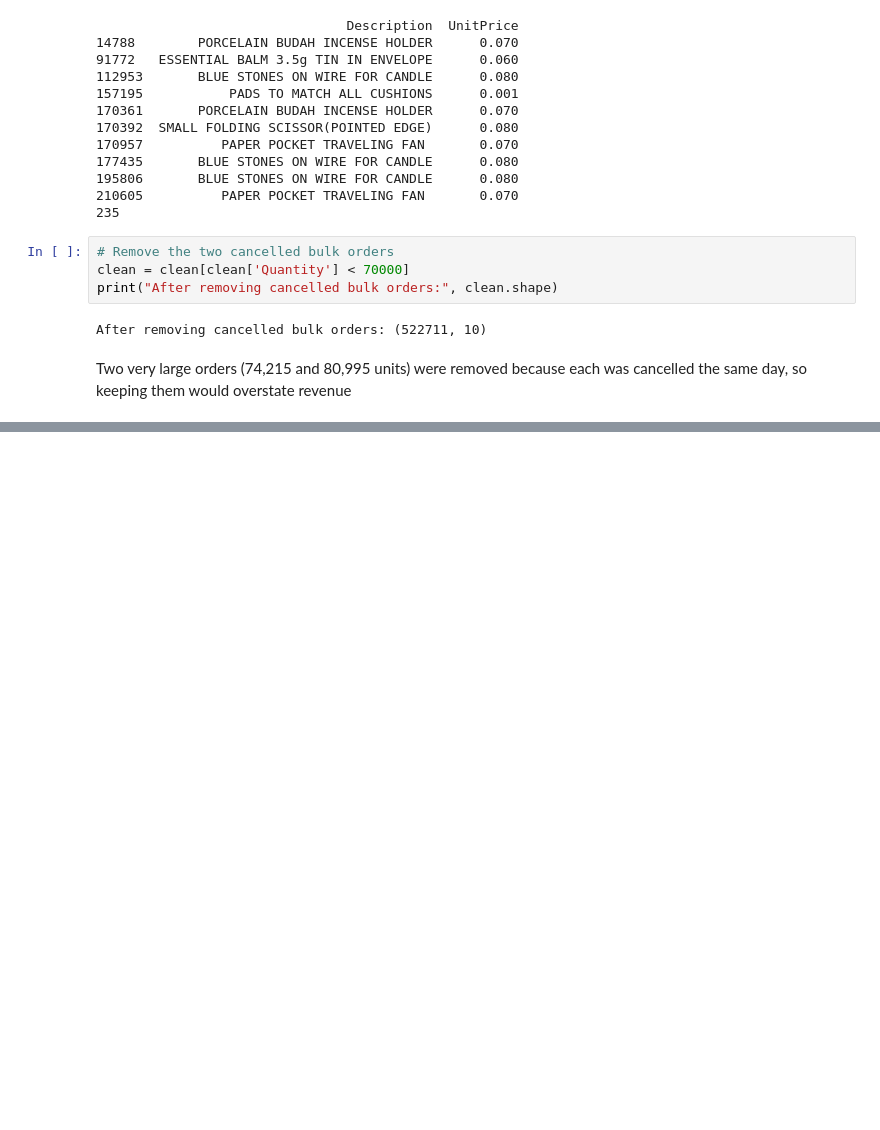
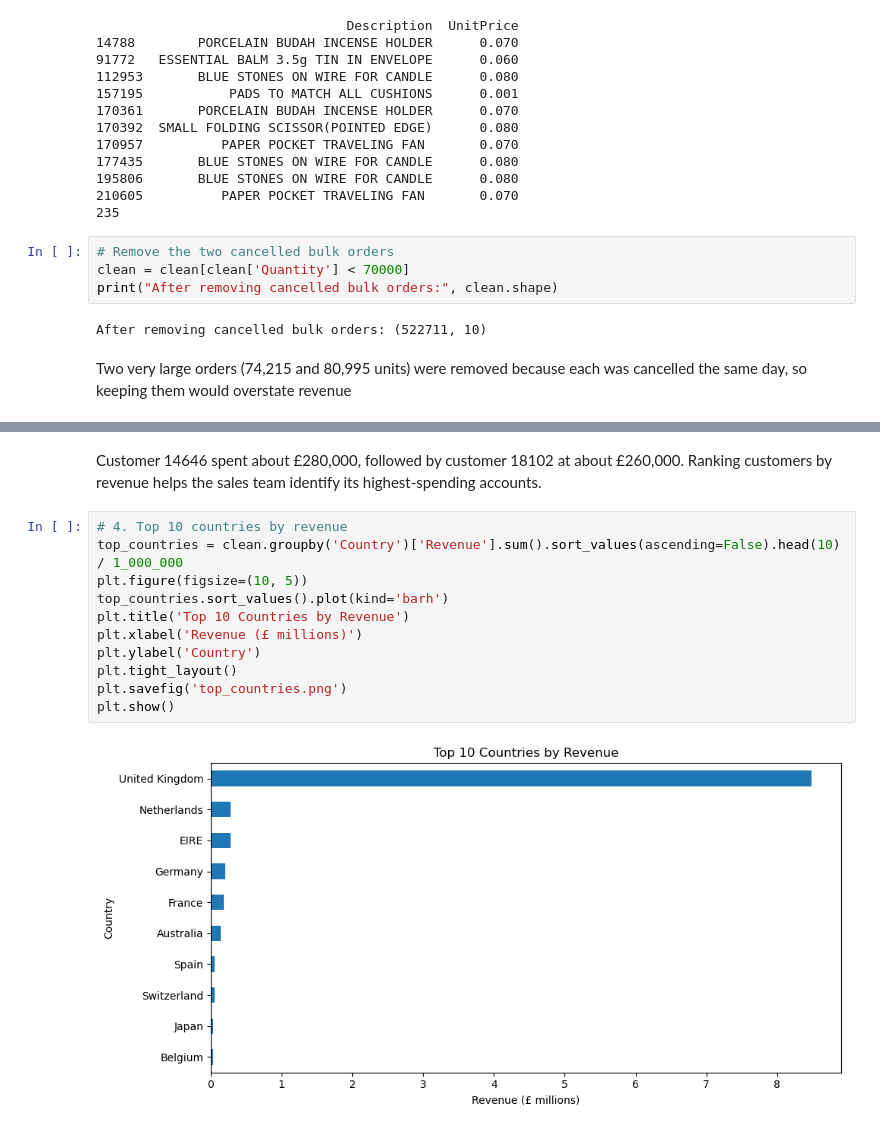
Before and after one commit to nabieba7/Online-Retail-dataA, a Jupyter notebook: online_retail_analysis.ipynb, the cells around one changed output, grey strips where cells are left out. Cells and saved outputs as stored; diff of their text form; blank space fills up the shorter version.

```diff
--- a/online_retail_analysis.ipynb
+++ b/online_retail_analysis.ipynb
@@ -166,0 +231,15 @@ Two very large orders (74,215 and 80,995 units) were removed because each was ca
+# %% [markdown]
+Customer 14646 spent about £280,000, followed by customer 18102 at about £260,000. Ranking customers by revenue helps the sales team identify its highest-spending accounts.
+# %%
+# 4. Top 10 countries by revenue
+top_countries = clean.groupby('Country')['Revenue'].sum().sort_values(ascending=False).head(10) / 1_000_000
+plt.figure(figsize=(10, 5))
+top_countries.sort_values().plot(kind='barh')
+plt.title('Top 10 Countries by Revenue')
+plt.xlabel('Revenue (£ millions)')
+plt.ylabel('Country')
+plt.tight_layout()
+plt.savefig('top_countries.png')
+plt.show()
+# %% [output]
+[figure, added]
```
Also changed, not shown: parts of 14 cells of this notebook.
